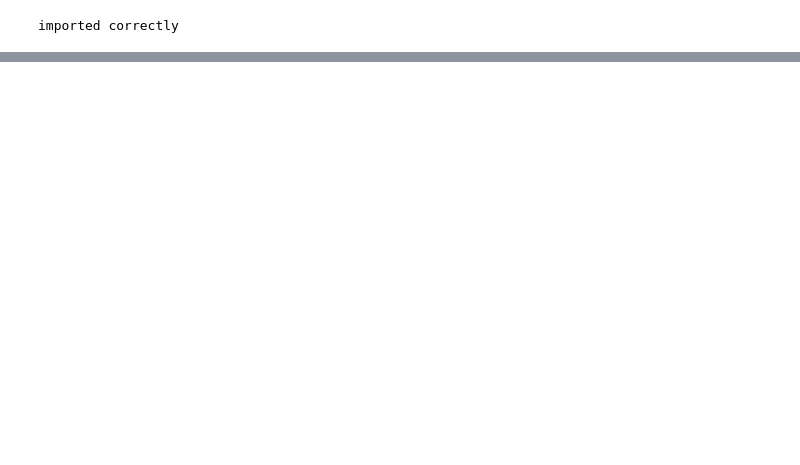
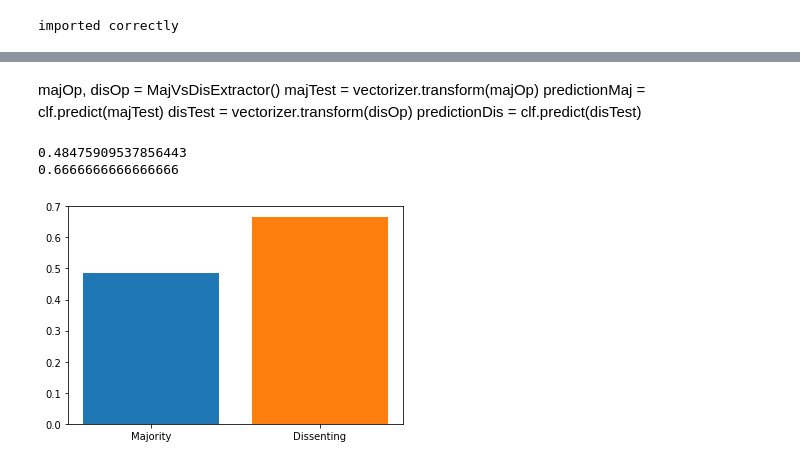
Before and after one commit to lmeier/ml-moral-reasoning, a Jupyter notebook: analysis.ipynb, the cells around one changed output, grey strips where cells are left out. Cells and saved outputs as stored; diff of their text form; code cells hidden in the pictures; blank space fills up the shorter version.

```diff
--- a/analysis.ipynb
+++ b/analysis.ipynb
@@ -11,0 +92,46 @@ AttributeError: 'numpy.ndarray' object has no attribute 'lower'
+# %%
+def MajVsDisExtractor():
+
+    filename = "sentences_new/"
+    datafiles = sorted(glob.glob(filename + "sent_????"))
+    test_files = []
+    maj_op = []
+    dis_op = []
+
+    d = datafiles[1922-1891]
+    sentences = sorted(glob.glob(d + "/*.txt"))
+
+    for i in range(len(sentences)):
+        myfile = open(sentences[i],'r')
+        data=myfile.read().replace('\n', '')
+        if "MajOp" in sentences[i]:
+            maj_op.append(data)
+        elif "DisOp" in sentences[i]:
+            dis_op.append(data)
+
+        myfile.close()
+    return maj_op, dis_op
+# %%
+majOp, disOp = MajVsDisExtractor()
+majTest = vectorizer.transform(majOp)
+predictionMaj = clf.predict(majTest)
+disTest = vectorizer.transform(disOp)
+predictionDis = clf.predict(disTest)
+# %% [markdown]
+majOp, disOp = MajVsDisExtractor()
+majTest = vectorizer.transform(majOp)
+predictionMaj = clf.predict(majTest)
+disTest = vectorizer.transform(disOp)
+predictionDis = clf.predict(disTest)
+# %%
+percentMajCons = predictionMaj.tolist().count('cons') / len(majOp)
+percentDisCons = predictionDis.tolist().count('cons') / len(disOp)
+plt.bar("Majority", percentMajCons)
+plt.bar("Dissenting", percentDisCons)
+print(percentMajCons)
+print(percentDisCons)
+#1922
+# %% [output]
+0.48475909537856443
+0.6666666666666666
+[figure, added]
```
Also changed, not shown: parts of 9 cells of this notebook.
